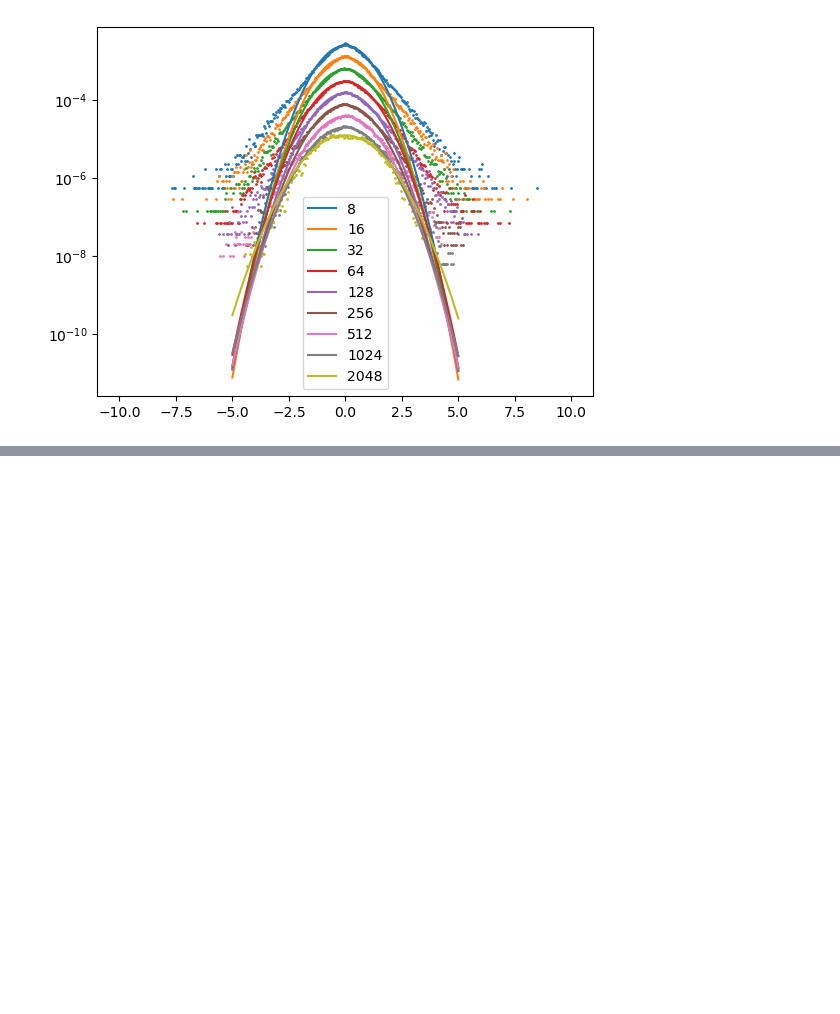
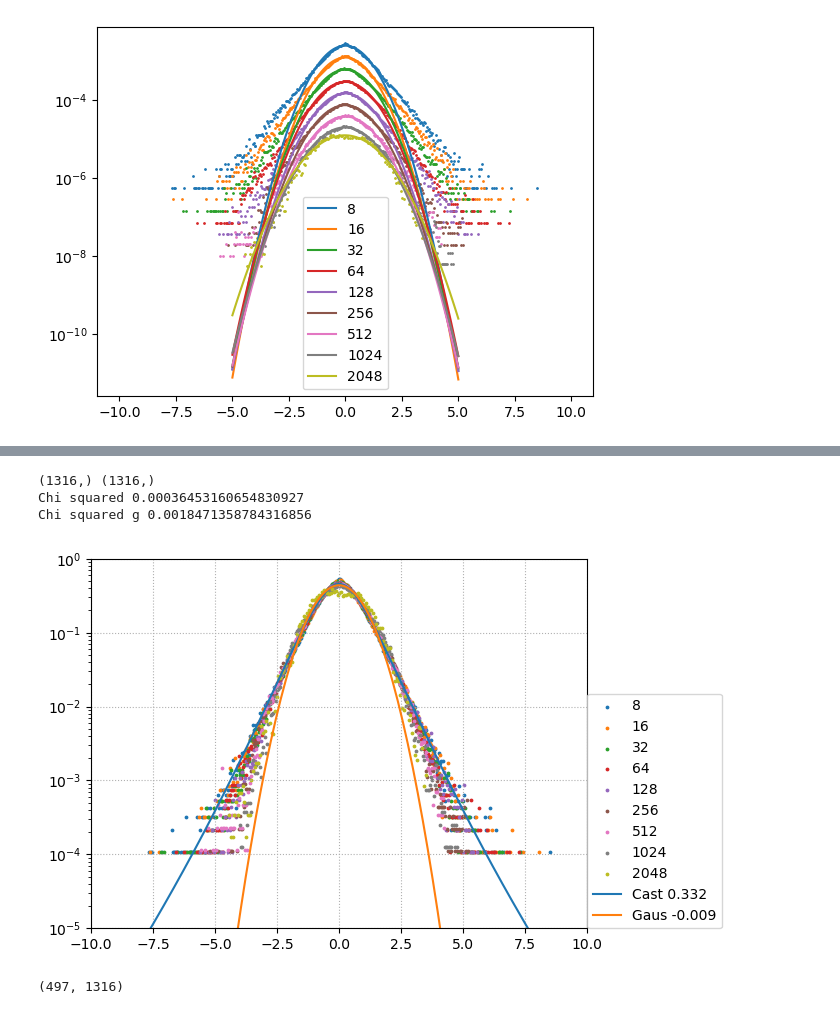
Before and after one commit to threeblueonebrowneyes/Critical-Scale-Invariance-Heart-Rate, a Jupyter notebook: Reading hea files - Data processing.ipynb, the cells around one changed output, grey strips where cells are left out. Saved outputs shown, nothing was run; the diff lists cells and outputs as text; code cells hidden in the pictures; blank space fills up the shorter version.

```diff
--- a/Reading hea files - Data processing.ipynb
+++ b/Reading hea files - Data processing.ipynb
@@ -358,10 +358,0 @@ plt.show()
-# %%
-from scipy.stats import norm
-
-
-Delta_s_B=[detrended[i+s]-detrended[i] for i in range(2*s*(n_seg-1))]
-
-
-counts,w=np.histogram(Delta_s_B/np.std(Delta_s_B), bins=int(np.sqrt(len(Delta_s_B))))
-
-mu,std=norm.fit(Delta_s_B/np.std(Delta_s_B))
@@ -376,0 +359,2 @@ plt.show()
+# %%
+all_together=np.concatenate(list_Delta_B)
@@ -377,3 +363,65 @@ plt.show()
+# %%
+for i,d in enumerate(list_Delta_B):
+    counts, edges=np.histogram(d, bins=int(np.sqrt(d.size)), range=(-10, 10))
+    bin_cen=(edges[1:]+edges[:-1])/2
+    #print('Area before norm',np.trapz(counts, bin_cen))
+    #plt.scatter(bin_cen, counts, s=3)
+
+    #print('SONO UGUALI?',len(d), np.sum(counts))
+    counts=counts/np.trapz(counts, bin_cen)
+
+    #print('Area after norm',np.trapz(counts, bin_cen))
+    plt.scatter(bin_cen, counts, s=3, label=str(S[i]))
+
+    mu, std=norm.fit(counts, fscale=1) # to imporove to properly fit data
+    #print(std)
+    #p = norm.pdf(x, mu, std)
+
+    #
+    #print(S[i],'lambda=', *popt)
+
+    #for i in range(1,20):
+    #plt.plot(x, Castaing_integral(x, 0.3), label='Cast '+str(0.3))
+
+x=np.linspace(-10, 10, 200)
+#plt.plot(x, p, 'k', linewidth=2, label='Gaus '+str(S[i]))
+counts_all, edges_all=np.histogram(all_together, bins=int(np.sqrt(all_together.size)), range=(-10, 10))
+
+bin_cen_all=(edges_all[1:]+edges_all[:-1])/2
+counts_all=counts_all/np.trapz(counts_all, bin_cen_all)
+
+popt, pcov = curve_fit(Castaing_integral, bin_cen_all, counts_all, p0=[np.sqrt(0.16), 1])
+plt.plot(x, Castaing_integral(x, *popt), label='Cast {:.3f}'.format(*popt))
+
+popt_g, pcov_g = curve_fit(gaus, bin_cen_all, counts_all, p0=[np.sqrt(0.16), 1, 1])
+plt.plot(x, gaus(x, *popt_g), label='Gaus {:.3f}'.format(*popt_g))
+
+print(counts_all.shape, Castaing_integral(bin_cen_all, *popt).shape)
+#print('Chi all',chisquare(f_obs=counts_all, f_exp=Castaing_integral(bin_cen_all, *popt), ddof=2))
+chi_2=np.sum((counts_all[counts_all!=0]-Castaing_integral(bin_cen_all[counts_all!=0], *popt))**2/(counts_all[counts_all!=0]))/(counts_all[counts_all!=0].shape[0]-2)
+print('Chi squared', chi_2)
+
+chi_2_g=np.sum((counts_all[counts_all!=0]-gaus(bin_cen_all[counts_all!=0], *popt_g))**2/(counts_all[counts_all!=0]))/(counts_all[counts_all!=0].shape[0]-2)
+print('Chi squared g', chi_2_g)
+
+plt.legend(loc=(1,0))
+#plt.xlim(-2,2)
+plt.yscale('log')
+#plt.ylim(10e-6, 10e1)
+plt.grid(linestyle='dotted')
+#plt.xlim(-1,1)
+plt.xlim(-10,10)
+plt.ylim(1e-5, 1e0)
+plt.show()
+# %% [output]
+(1316,) (1316,)
+Chi squared 0.00036453160654830927
+Chi squared g 0.0018471358784316856
+[figure, added]
+# %%
+counts_all.size-np.count_nonzero(counts_all), counts_all.size
+# %% [output]
+(497, 1316)
 # %%
 #B_copied=B.iloc[:, 0].copy()
 #to_detrend=B_copied[B_copied.notna()].values
```
Also changed, not shown: parts of 9 cells of this notebook.
